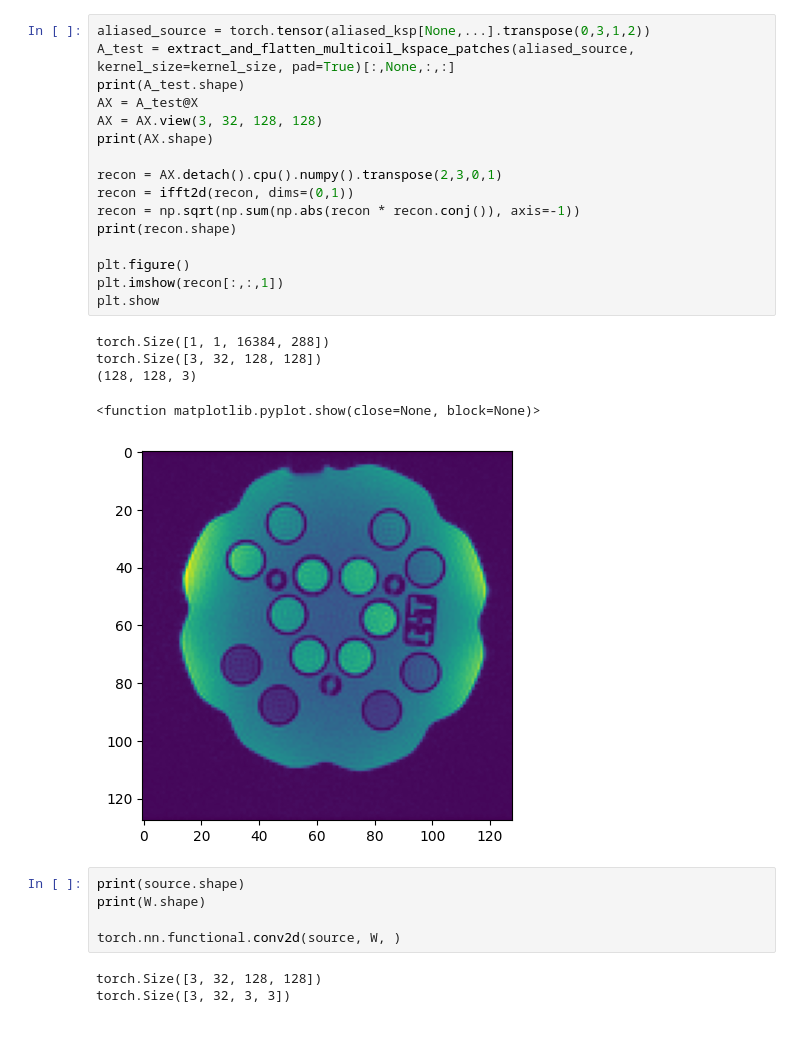
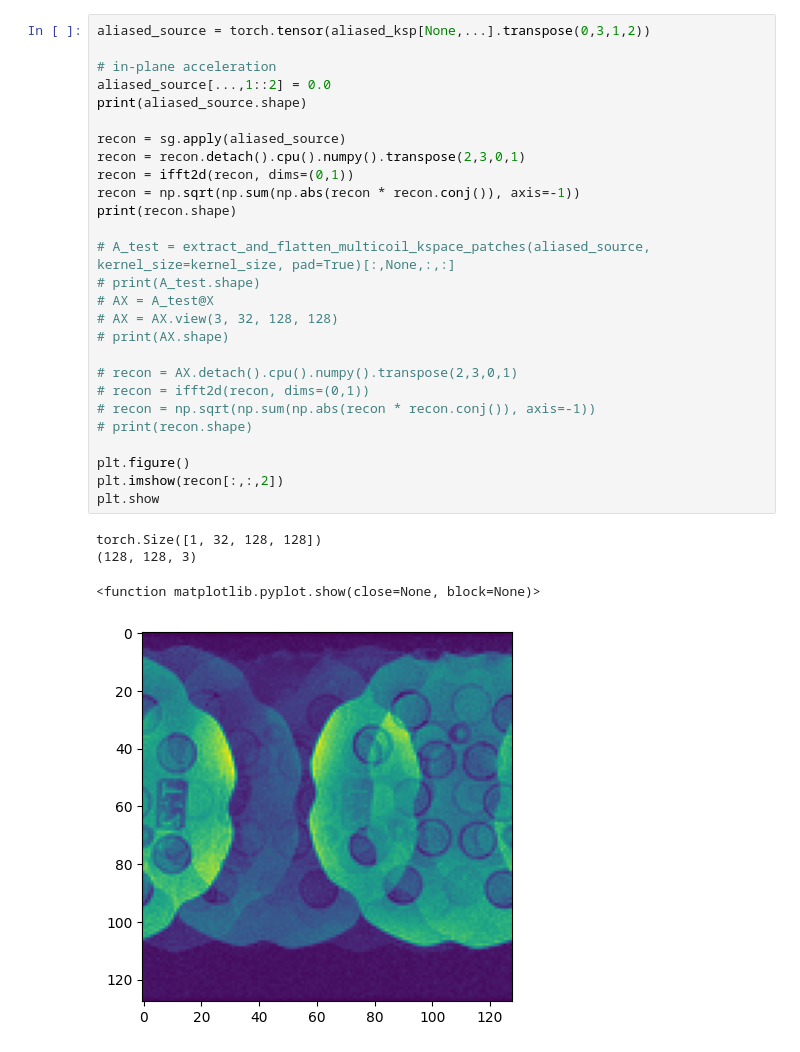
Before and after one commit to AdaptiveMRILab/MultibandMRI, a Jupyter notebook: dev.ipynb, the cells around one changed output. Saved outputs shown, nothing was run; the diff lists cells and outputs as text.

```diff
--- a/dev.ipynb
+++ b/dev.ipynb
@@ -119,30 +68,32 @@ torch.Size([3, 32, 15876, 1])
 # %%
 aliased_source = torch.tensor(aliased_ksp[None,...].transpose(0,3,1,2))
-A_test = extract_and_flatten_multicoil_kspace_patches(aliased_source, kernel_size=kernel_size, pad=True)[:,None,:,:]
-print(A_test.shape)
-AX = A_test@X
-AX = AX.view(3, 32, 128, 128)
-print(AX.shape)
 
-recon = AX.detach().cpu().numpy().transpose(2,3,0,1)
+# in-plane acceleration
+aliased_source[...,1::2] = 0.0
+print(aliased_source.shape)
+
+recon = sg.apply(aliased_source)
+recon = recon.detach().cpu().numpy().transpose(2,3,0,1)
 recon = ifft2d(recon, dims=(0,1))
 recon = np.sqrt(np.sum(np.abs(recon * recon.conj()), axis=-1))
 print(recon.shape)
 
+# A_test = extract_and_flatten_multicoil_kspace_patches(aliased_source, kernel_size=kernel_size, pad=True)[:,None,:,:]
+# print(A_test.shape)
+# AX = A_test@X
+# AX = AX.view(3, 32, 128, 128)
+# print(AX.shape)
+
+# recon = AX.detach().cpu().numpy().transpose(2,3,0,1)
+# recon = ifft2d(recon, dims=(0,1))
+# recon = np.sqrt(np.sum(np.abs(recon * recon.conj()), axis=-1))
+# print(recon.shape)
+
 plt.figure()
-plt.imshow(recon[:,:,1])
+plt.imshow(recon[:,:,2])
 plt.show
 # %% [output]
-torch.Size([1, 1, 16384, 288])
-torch.Size([3, 32, 128, 128])
+torch.Size([1, 32, 128, 128])
 (128, 128, 3)
 <function matplotlib.pyplot.show(close=None, block=None)>
-[figure, old version]
+[figure, new version]
-# %%
-print(source.shape)
-print(W.shape)
-
-torch.nn.functional.conv2d(source, W, )
-# %% [output]
-torch.Size([3, 32, 128, 128])
-torch.Size([3, 32, 3, 3])
```
Also changed, not shown: parts of 5 cells of this notebook, 1 other file.
